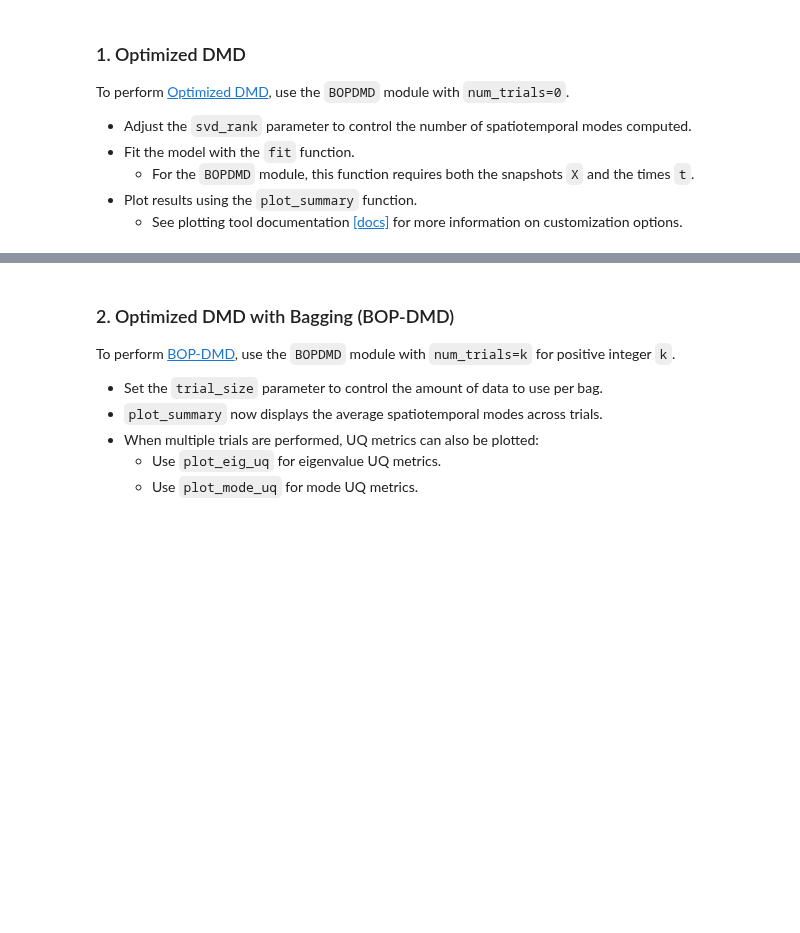
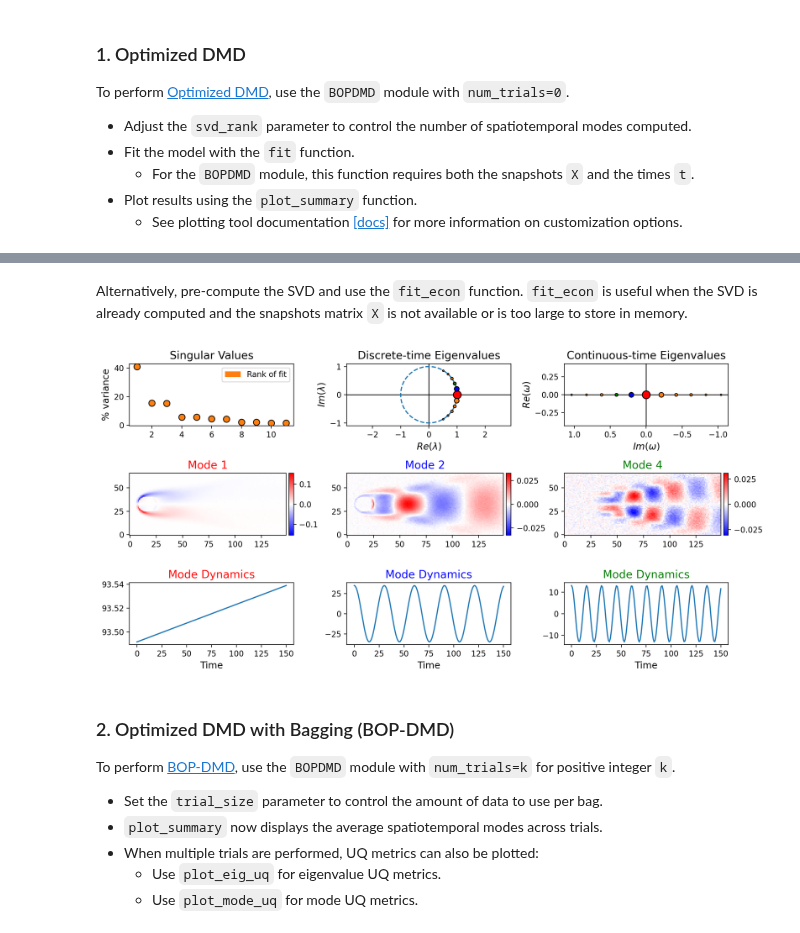
Before and after one commit to PyDMD/PyDMD, a Jupyter notebook: tutorials/user-manual1/user-manual-bopdmd.ipynb, the cells around one changed output, grey strips where cells are left out. Saved outputs shown, nothing was run; the diff lists cells and outputs as text; code cells hidden in the pictures; blank space fills up the shorter version.

Commit message:
add example of using fit_econ to BOPDMD user manual notebook

```diff
--- a/tutorials/user-manual1/user-manual-bopdmd.ipynb
+++ b/tutorials/user-manual1/user-manual-bopdmd.ipynb
@@ -88,3 +88,26 @@ plot_summary(
+# %% [markdown]
+Alternatively, pre-compute the SVD and use the `fit_econ` function.
+`fit_econ` is useful when the SVD is already computed and the snapshots matrix `X` is not available or is too large to store in memory.
+# %%
+# Pre-compute the SVD. For a large matrix X, you could do this with a randomized SVD.
+U, s, V = np.linalg.svd(X, full_matrices=False)
+U = U[:, :11]
+s = s[:11]
+V = V[:11, :]
+
+bopdmd_econ = BOPDMD(svd_rank=11, num_trials=0, use_proj=True, proj_basis=U)
+bopdmd_econ.fit_econ(s, V, t)
+
+plot_summary(
+    bopdmd_econ,
+    figsize=(12, 6),  # Figure size.
+    index_modes=(0, 1, 3),  # Indices of the modes to plot.
+    snapshots_shape=(ny, nx),  # Shape of the modes.
+    order="F",  # Order to use when reshaping the modes.
+    flip_continuous_axes=True,  # Rotate the continuous-time eig plot.
+)
+# %% [output]
+[figure, added]
 # %%
 # Set the plot_summary arguments for later function calls.
 plot_summary_kwargs = {}
```
Also changed, not shown: parts of 1 cell of this notebook.
